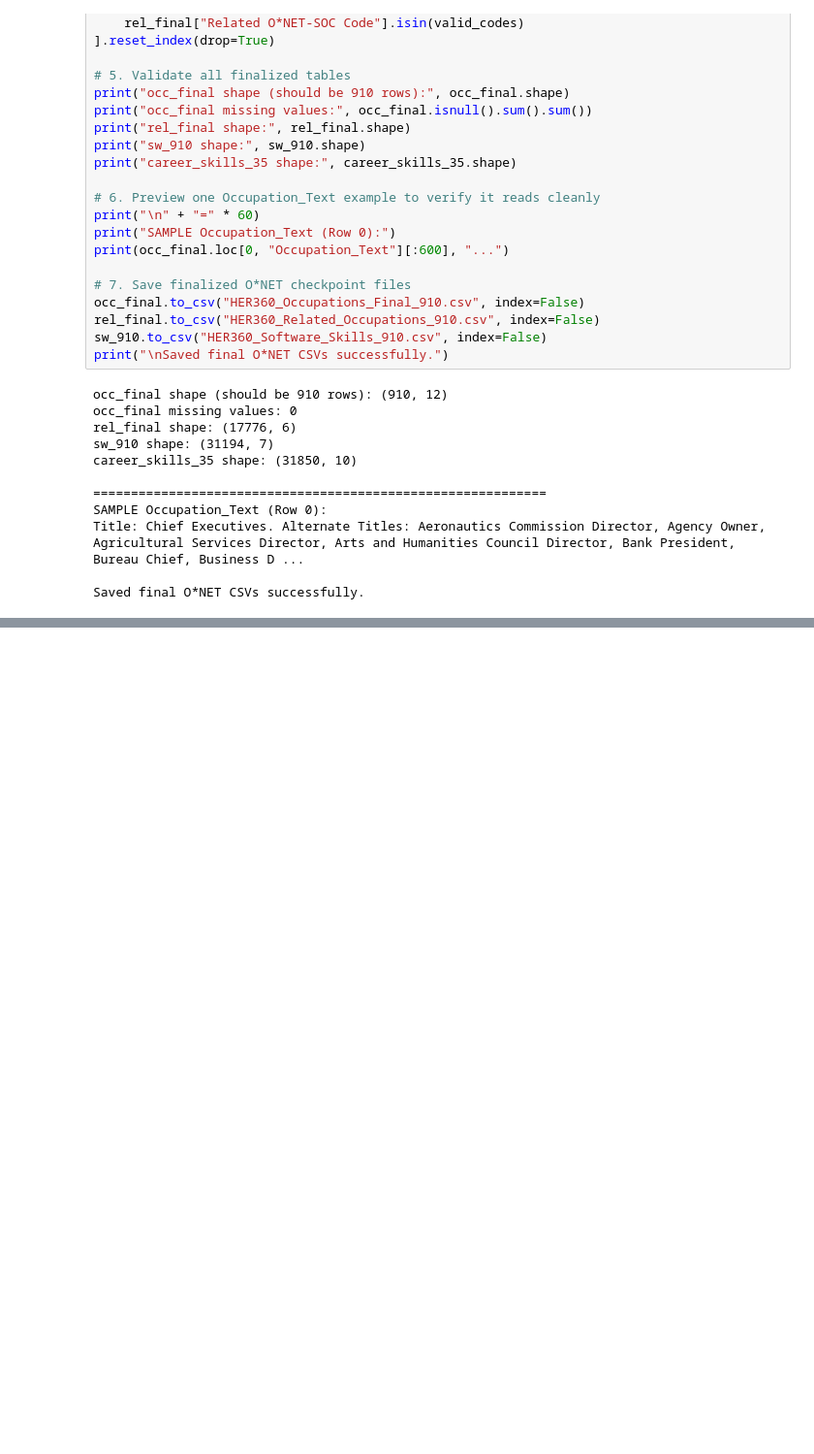
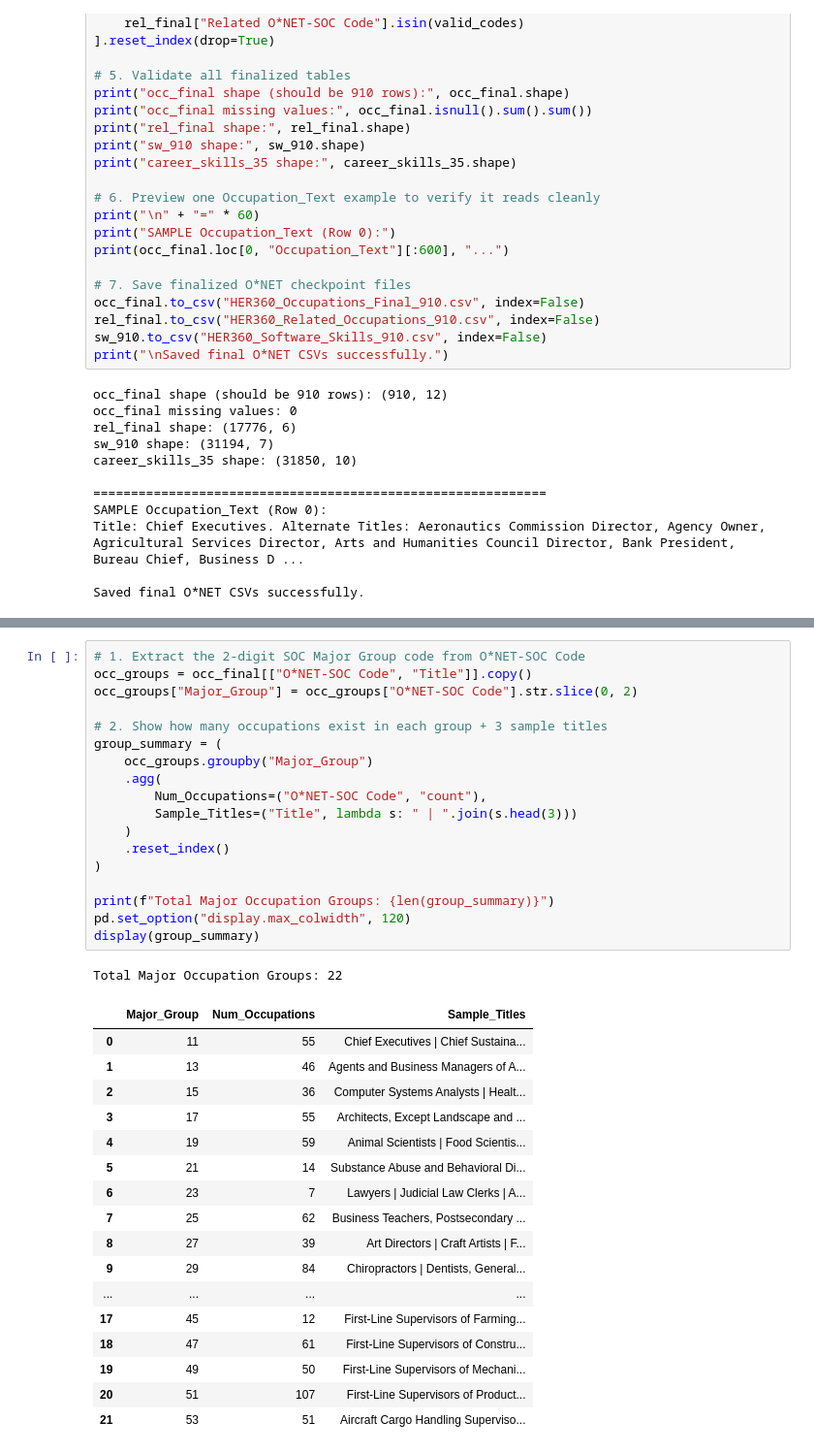
Before and after one commit to Yami2912/HER360, a Jupyter notebook: career/research/HER360_Career_Reentry_Research.ipynb, the cells around one changed output, grey strips where cells are left out. Shown at 97% size. Saved outputs shown, nothing was run; the diff lists cells and outputs as text; blank space fills up the shorter version.

```diff
--- a/career/research/HER360_Career_Reentry_Research.ipynb
+++ b/career/research/HER360_Career_Reentry_Research.ipynb
@@ -1156,3 +1156,40 @@ Added to backup: dataset_provenance.json
 Backup ready: HER360_ONET_Processed_Backup.zip
 [interactive output not drawn]
 [interactive output not drawn]
+# %%
+# 1. Extract the 2-digit SOC Major Group code from O*NET-SOC Code
+occ_groups = occ_final[["O*NET-SOC Code", "Title"]].copy()
+occ_groups["Major_Group"] = occ_groups["O*NET-SOC Code"].str.slice(0, 2)
+
+# 2. Show how many occupations exist in each group + 3 sample titles
+group_summary = (
+    occ_groups.groupby("Major_Group")
+    .agg(
+        Num_Occupations=("O*NET-SOC Code", "count"),
+        Sample_Titles=("Title", lambda s: " | ".join(s.head(3)))
+    )
+    .reset_index()
+)
+
+print(f"Total Major Occupation Groups: {len(group_summary)}")
+pd.set_option("display.max_colwidth", 120)
+display(group_summary)
+# %% [output]
+Total Major Occupation Groups: 22
+|  | Major_Group | Num_Occupations | Sample_Titles |
+| 0 | 11 | 55 | Chief Executives | Chief Sustaina... |
+| 1 | 13 | 46 | Agents and Business Managers of A... |
+| 2 | 15 | 36 | Computer Systems Analysts | Healt... |
+| 3 | 17 | 55 | Architects, Except Landscape and ... |
+| 4 | 19 | 59 | Animal Scientists | Food Scientis... |
+| 5 | 21 | 14 | Substance Abuse and Behavioral Di... |
+| 6 | 23 | 7 | Lawyers | Judicial Law Clerks | A... |
+| 7 | 25 | 62 | Business Teachers, Postsecondary ... |
+| 8 | 27 | 39 | Art Directors | Craft Artists | F... |
+| 9 | 29 | 84 | Chiropractors | Dentists, General... |
+| ... | ... | ... | ... |
+| 17 | 45 | 12 | First-Line Supervisors of Farming... |
+| 18 | 47 | 61 | First-Line Supervisors of Constru... |
+| 19 | 49 | 50 | First-Line Supervisors of Mechani... |
+| 20 | 51 | 107 | First-Line Supervisors of Product... |
+| 21 | 53 | 51 | Aircraft Cargo Handling Superviso... |
```
Also changed, not shown: parts of 13 cells of this notebook, 1 other file.
